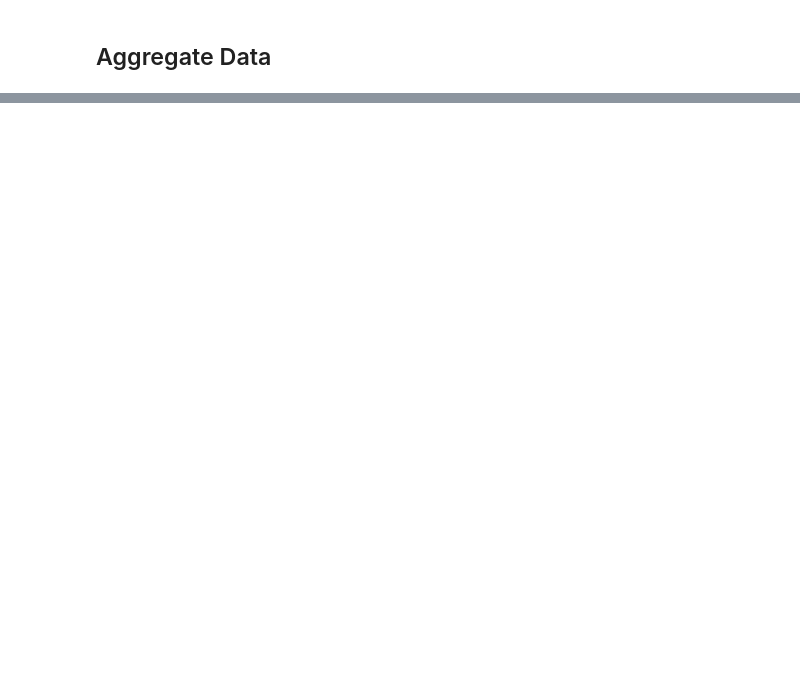
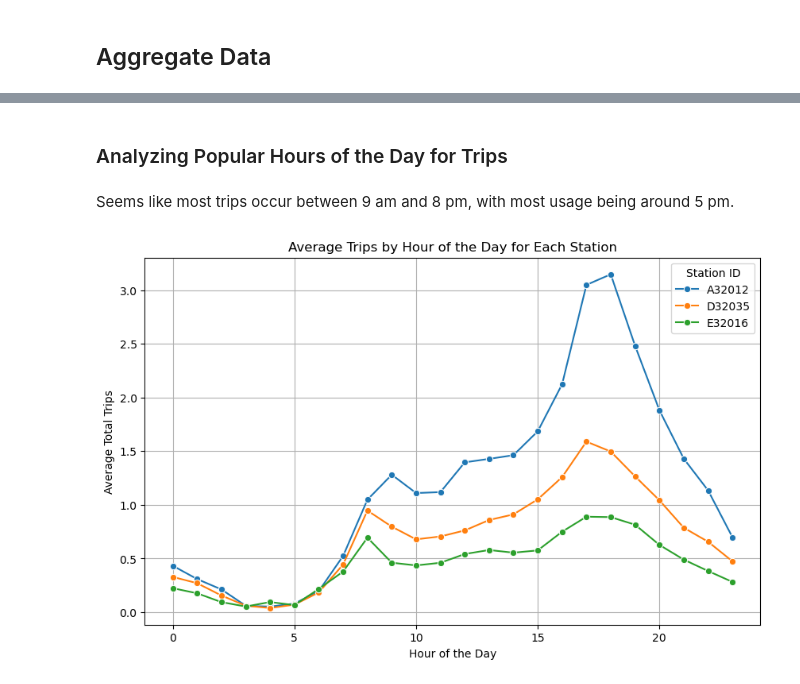
Before and after one commit to jamesyoung-15/Bluebikes-Availability-Predictor, a Jupyter notebook: notebook/notebook-v2.ipynb, the cells around one changed output, grey strips where cells are left out. Cells and saved outputs as stored; diff of their text form; code cells hidden in the pictures; blank space fills up the shorter version.

```diff
--- a/notebook/notebook-v2.ipynb
+++ b/notebook/notebook-v2.ipynb
@@ -228,0 +352,19 @@ Below I will do some basic trip data inspection, looking through total number of
+# %% [markdown]
+### Analyzing Popular Hours of the Day for Trips
+# %% [markdown]
+Seems like most trips occur between 9 am and 8 pm, with most usage being around 5 pm.
+# %%
+# Group by hour of the day and station
+hourly_trips = base_df.groupby(["hour", "station_id"])["total_trips"].mean().reset_index()
+
+# Plot average trips by hour of the day
+plt.figure(figsize=(10, 6))
+sns.lineplot(data=hourly_trips, x="hour", y="total_trips", hue="station_id", marker="o")
+plt.title("Average Trips by Hour of the Day for Each Station")
+plt.xlabel("Hour of the Day")
+plt.ylabel("Average Total Trips")
+plt.legend(title="Station ID")
+plt.grid()
+plt.show()
+# %% [output]
+[figure, added]
```
Also changed, not shown: parts of 35 cells of this notebook, 6 other files.
